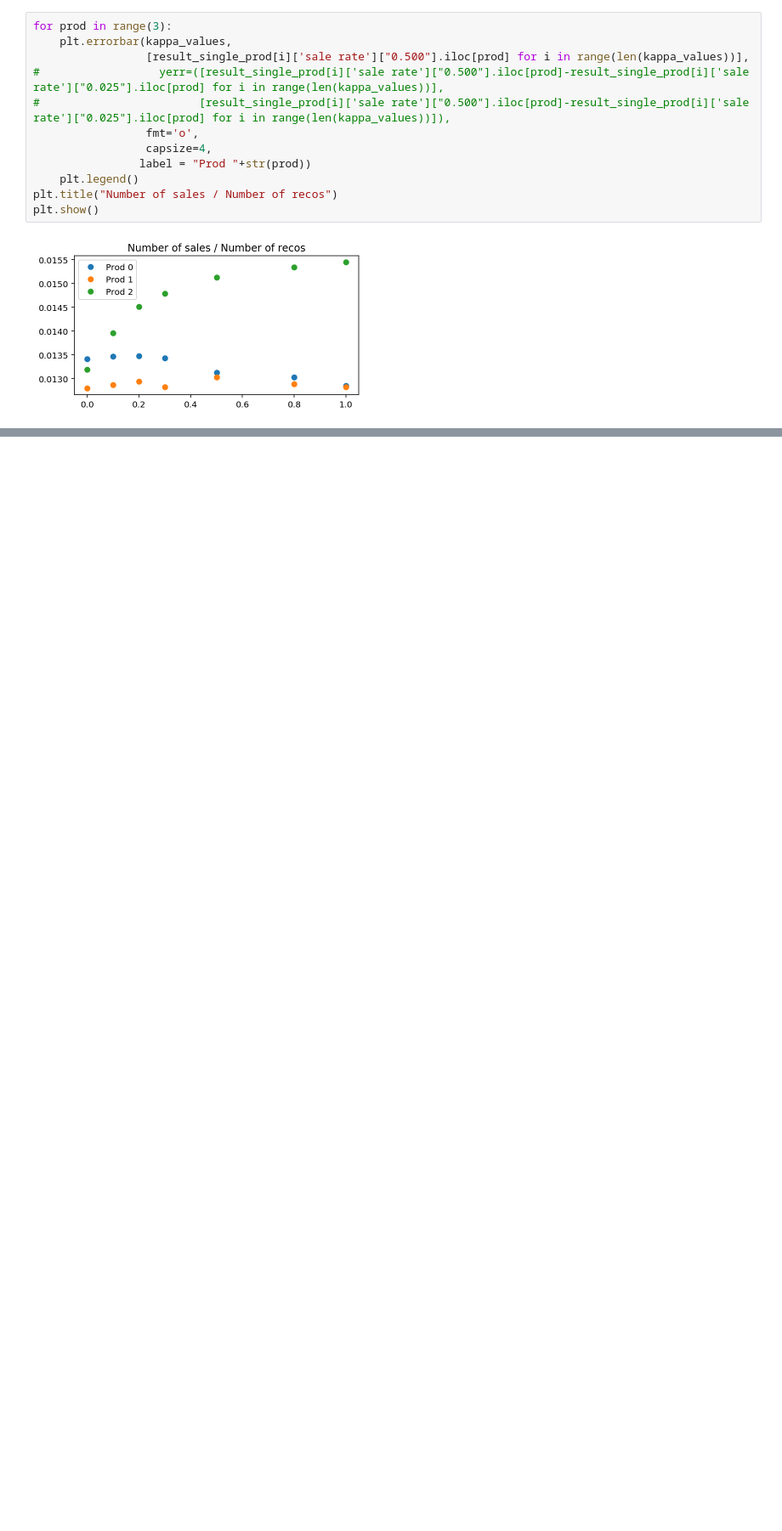
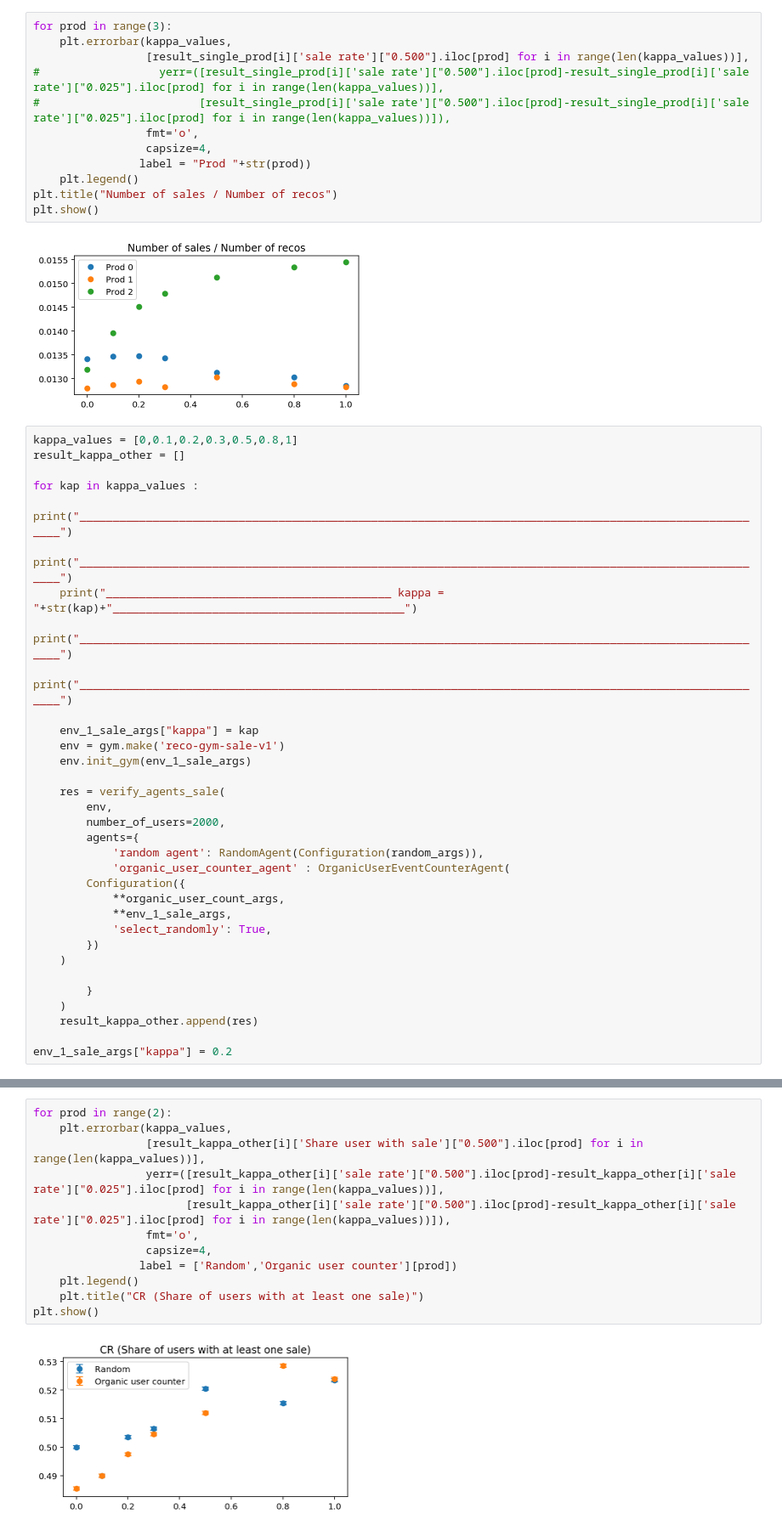
Before and after one commit to philomenec/reco-gym, a Jupyter notebook: 1. Compare agents.ipynb, the cells around one changed output, grey strips where cells are left out. Shown: that part at 85% size. Saved outputs shown, nothing was run; the diff lists cells and outputs as text; blank space fills up the shorter version.

```diff
--- a/1. Compare agents.ipynb
+++ b/1. Compare agents.ipynb
@@ -581,3 +614,36 @@ plt.title("Number of sales / Number of recos")
 plt.show()
 # %% [output]
 [figure]
+# %%
+kappa_values = [0,0.1,0.2,0.3,0.5,0.8,1]
+result_kappa_other = []
+
+for kap in kappa_values :
+    print("_________________________________________________________________________________________________________")
+    print("_________________________________________________________________________________________________________")
+    print("___________________________________________ kappa = "+str(kap)+"____________________________________________")
+    print("_________________________________________________________________________________________________________")
+    print("_________________________________________________________________________________________________________")
+
+    env_1_sale_args["kappa"] = kap
+    env = gym.make('reco-gym-sale-v1')
+    env.init_gym(env_1_sale_args)
+
+    res = verify_agents_sale(
+        env,
+        number_of_users=2000,
+        agents={
+            'random agent': RandomAgent(Configuration(random_args)),
+            'organic_user_counter_agent' : OrganicUserEventCounterAgent(
+        Configuration({
+            **organic_user_count_args,
+            **env_1_sale_args,
+            'select_randomly': True,
+        })
+    )
+
+        }
+    )
+    result_kappa_other.append(res)
+
+env_1_sale_args["kappa"] = 0.2
@@ -583,0 +686,14 @@ plt.show()
+# %%
+for prod in range(2):
+    plt.errorbar(kappa_values,
+                 [result_kappa_other[i]['Share user with sale']["0.500"].iloc[prod] for i in range(len(kappa_values))],
+                 yerr=([result_kappa_other[i]['sale rate']["0.500"].iloc[prod]-result_kappa_other[i]['sale rate']["0.025"].iloc[prod] for i in range(len(kappa_values))],
+                       [result_kappa_other[i]['sale rate']["0.500"].iloc[prod]-result_kappa_other[i]['sale rate']["0.025"].iloc[prod] for i in range(len(kappa_values))]),
+                 fmt='o',
+                 capsize=4,
+                label = ['Random','Organic user counter'][prod])
+    plt.legend()
+    plt.title("CR (Share of users with at least one sale)")
+plt.show()
+# %% [output]
+[figure, added]
```
Also changed, not shown: parts of 16 cells of this notebook, 6 other files.
